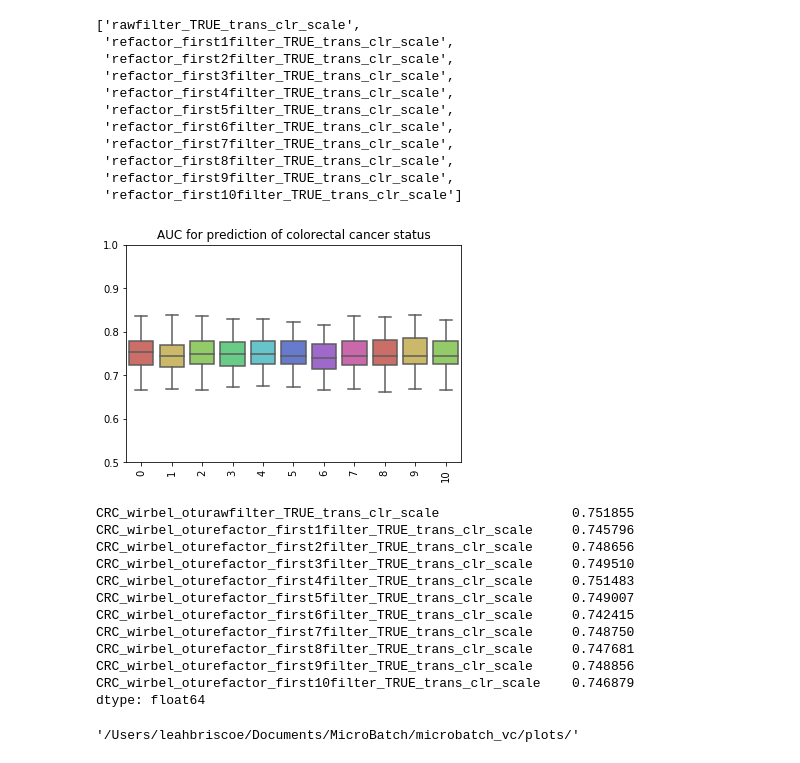
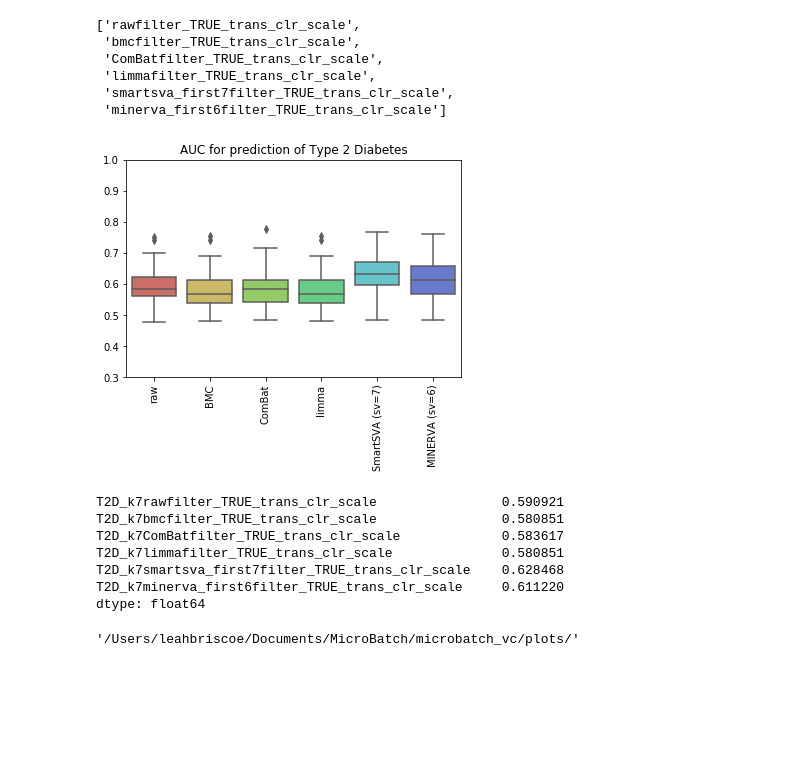
Before and after one commit to LeahBriscoe/microbatch_vc, a Jupyter notebook: Classifier/plotting_prediction_results_CI_permethod.ipynb, the cells around one changed output. Cells and saved outputs as stored; diff of their text form; code cells hidden in the pictures; blank space fills up the shorter version.

Commit message:
COrrect phenotype and data augmentation approach

```diff
--- a/Classifier/plotting_prediction_results_CI_permethod.ipynb
+++ b/Classifier/plotting_prediction_results_CI_permethod.ipynb
@@ -25,19 +25,19 @@ plot_folder = '/Users/leahbriscoe/Documents/MicroBatch/microbatch_vc/plots/'
 
 # nice_names = ["OTU","KMER","KMER"]
 select_columns_bool = True
-select_labels =[0,1,2,3,4,5,6,7,8,9,10]#
+select_labels =["raw","BMC","ComBat","limma","SmartSVA (sv=7)","MINERVA (sv=6)"]#[0,1,2,3,4,5,6,7,8,9,10]#["raw","BMC","ComBat","limma","SmartSVA (sv=5)","MINERVA (sv=5)"]#[0,1,2,3,4,5,6,7,8,9,10]#
 #["raw","MINERVA+ (sv=8)", "MINERVA+ (sv=9)","MINERVA+ (sv=10)","MINERVA (sv=8)","MINERVA (sv=9)","MINERVA (sv=10)"]# ["raw","ComBat","limma","SmartSVA (sv=10)","MINERVA (sv=10)"]##[0.20,0.40,0.60,0.80]#["raw","ComBat","BMC","limma","SmartSVA (sv=1)","MINERVA (sv=1)"]# ["5-mer","6-mer","7-mer"]#
 
 #[0,1,2,3,10,20,40,60,80,100,140,150,200,220,240,260,300]#[0,1,2,3,10,20,30,40,50, 60, 70, 80 ,10]#
 lin_model = "reg"
-phen = "DiseaseState"#"bin_crc_normal"#"DiseaseState"#"bin_crc_adenomaORnormal"# "bmi_corrected" #"bin_antibiotic_last_year"#"bin_crc_normal"#"""bin_antibiotic_last_year"#"bin_crc"#"preg_outcome_sub"#"#"gest_age_collection_wk"## "preg_outcome"#"#"bmi_corrected"gest_age_delivery_wk
-phen_pretty = "colorectal cancer status"#"BMI"#"antibiotic history" #"bmi"#"colorectal cancer status"#"Preterm Birth"#"
+phen = "bin_t2d"#"DiseaseState"#"bin_crc_normal"#"DiseaseState"#"bin_crc_adenomaORnormal"# "bmi_corrected" #"bin_antibiotic_last_year"#"bin_crc_normal"#"""bin_antibiotic_last_year"#"bin_crc"#"preg_outcome_sub"#"#"gest_age_collection_wk"## "preg_outcome"#"#"bmi_corrected"gest_age_delivery_wk
+phen_pretty = "Type 2 Diabetes"#"colorectal cancer status"#"BMI"#"antibiotic history" #"bmi"#"colorectal cancer status"#"Preterm Birth"#"
 phen_type = "class"
 not_rotate = False
 data_type = "kmer"
 trans = "clr_scale" #[0,0,0,0,1,1]#
-numPc = [0,1,2,3,4,5,6,7,8,9,10]##[20,30,40,50,60,70,80,90,100,110,120,130,150,200]#[0,0,0,0,3,1,2]#[0,1,2,3,4,5,6,7,8,9,10]###,20,30,40,50,100,120,140] #[0,0,0,0,10,10,1] # [0
-folder_names = ['CRC_wirbel_otu' for i in range(len(numPc))]
+numPc = [0,0,0,0,7,6]#[0,1,2,3,4,5,6,7,8,9,10]#[0,0,0,0,5,5]#[0,1,2,3,4,5,6,7,8,9,10]##[20,30,40,50,60,70,80,90,100,110,120,130,150,200]#[0,0,0,0,3,1,2]#[0,1,2,3,4,5,6,7,8,9,10]###,20,30,40,50,100,120,140] #[0,0,0,0,10,10,1] # [0
+folder_names = ['T2D_k7' for i in range(len(numPc))]
 #folder_names = ['AGP_max_k6_subsample_' + str(i) + '_seed_1' for i in [20,40,60,80]]
 #['CRC_k6' for i in range(len(numPc))]#
 # ["AGP_max_k5","AGP_max_k6","AGP_max_k7"]#,"AGP_max_k8"]#['AGP_max_k7' for i in range(len(numPc))]
@@ -47,21 +47,21 @@ folder_names = ['CRC_wirbel_otu' for i in range(len(numPc))]
 #+['smartsva_first' + str(numPc[i]) + 'filter_TRUE' for i in range(1,len(numPc))]
 
 #file_names =['rawfilter_TRUE']+['minerva_plus_first' + str(numPc[i]) + 'filter_TRUE' for i in range(1,4)] + ['minerva_first' + str(numPc[i]) + 'filter_TRUE' for i in range(4,7)]
-file_names =['rawfilter_TRUE']+['refactor_first' + str(numPc[i]) + 'filter_TRUE' for i in range(1,len(numPc))]
+#file_names =['rawfilter_TRUE']+['smartsva_first' + str(numPc[i]) + 'filter_TRUE' for i in range(1,len(numPc))]
 #file_names =['rawfilter_TRUE' for i in range(0,len(numPc))]
 
 #file_names =['rawfilter_TRUE']+['smartsva_first' + str(numPc[i]) + 'filter_TRUE' for i in range(1,len(numPc))]
 #file_names = ['rawfilter_TRUE']+['smartsva_first' + str(numPc[i]) + 'filter_TRUE' for i in range(1,len(numPc))]
 # #
-# file_names = ['rawfilter_TRUE','ComBatfilter_TRUE','limmafilter_TRUE',
-#              'smartsva_first10filter_TRUE','minerva_first10filter_TRUE']   #['smartsva_first10' + str(numPc[i]) + 'filter_TRUE' for i in range(len(numPc))]
+file_names = ['rawfilter_TRUE','bmcfilter_TRUE','ComBatfilter_TRUE','limmafilter_TRUE',
+             'smartsva_first7filter_TRUE','minerva_first6filter_TRUE']   #['smartsva_first10' + str(numPc[i]) + 'filter_TRUE' for i in range(len(numPc))]
 #'bmcfilter_TRUE','limmafilter_TRUE', ''refactor_first2filter_TRUE',
 #file_names = ['rawfilter_TRUE','ComBatfilter_TRUE','bmcfilter_TRUE','limmafilter_TRUE', 'smartsva_first6filter_TRUE','refactor_first7filter_TRUE','minerva_first7filter_TRUE']   #['smartsva_first10' + str(numPc[i]) + 'filter_TRUE' for i in range(len(numPc))]
 #file_names = ['rawfilter_TRUE']+ ['smartsva_first' + str(numPc[i]) + 'filter_TRUE' for i in range(1,len(numPc))]
 #file_names = ['rawfilter_TRUE']+ ['refactor_first' + str(numPc[i]) + 'filter_TRUE' for i in range(1,len(numPc))]
 
 file_names = [f + "_trans_" + trans for f in file_names]
-nice_names = ["6" + '-mer' for i in range(len(numPc))]
+nice_names = ["7" + '-mer' for i in range(len(numPc))]
 
 # file_names =[ 'kmer_BatchCorrected_antibiotic_classification_auc',
 #              'kmer_BatchCorrected_antibiotic_classification_auc',
@@ -221,16 +191,11 @@ df_metric
 file_names
 # %% [output]
 ['rawfilter_TRUE_trans_clr_scale',
- 'refactor_first1filter_TRUE_trans_clr_scale',
- 'refactor_first2filter_TRUE_trans_clr_scale',
- 'refactor_first3filter_TRUE_trans_clr_scale',
- 'refactor_first4filter_TRUE_trans_clr_scale',
- 'refactor_first5filter_TRUE_trans_clr_scale',
- 'refactor_first6filter_TRUE_trans_clr_scale',
- 'refactor_first7filter_TRUE_trans_clr_scale',
- 'refactor_first8filter_TRUE_trans_clr_scale',
- 'refactor_first9filter_TRUE_trans_clr_scale',
- 'refactor_first10filter_TRUE_trans_clr_scale']
+ 'bmcfilter_TRUE_trans_clr_scale',
+ 'ComBatfilter_TRUE_trans_clr_scale',
+ 'limmafilter_TRUE_trans_clr_scale',
+ 'smartsva_first7filter_TRUE_trans_clr_scale',
+ 'minerva_first6filter_TRUE_trans_clr_scale']
 # %%
 select_columns = df_metric.columns #[ i + 'clr_pca_regress_out_no_scale_first10' for i in nice_names ]
 #select_labels = ["raw","ComBat","BMC","limma","SmartSVA","Refactor","MINERVA"]
@@ -286,49 +251,44 @@ plot_color = palette.as_hex()
 
 # ['OTUraw','OTUbmc','OTUComBat','OTUlimma',
 #                                  'OTUclr_pca_regress_out_no_scale',"KMERnorm","KMERno_scale_clr"]
 
 # select_labels = ['OTU raw','OTU BMC','OTU ComBat','OTU limma',
 #                                      "K-mer raw","K-mer BMC", "K-mer ComBat",
 #                 "K-mer limma","K-mer smartsva","K-mer refactor","K-mer MINERVA"]
 #['OTU raw','OTU BMC','OTU ComBat','OTU limma',"OTU MINERVA","K-mer raw", "K-mer MINERVA"]
 
 
 # ['OTU raw','OTU BMC','OTU ComBat','OTU limma',
 #                                      "K-mer raw","K-mer ComBat","K-mer smartsva*",
 #                                     "K-mer MINERVA"]
 if select_columns_bool:
     g=sns.boxplot( data = df_metric[select_columns],palette=plot_color)
     #plot_color[0:4] + [plot_color[7]] + [plot_color[4]] + [plot_color[7]
     if not_rotate:
         g.set_xticklabels(labels = select_labels) #df_metric.columns
     else:
         g.set_xticklabels(rotation=90,labels = select_labels) #df_metric.columns
 else:
     g=sns.boxplot( data = df_metric)
     g.set_xticklabels(rotation=90,labels = df_metric.columns)
 if metric_word == "pearson":
     g.set(ylim=(-0.1, 0.3))
 else:
-    g.set(ylim=(0.5,1))
+    g.set(ylim=(0.3,1))
 g.set_title(title)
 plt.savefig(plot_folder + data_type + "_" + trans + '_boxplots_' + classifier_ofc + '_' + metric_word + "_" + special_name + '.pdf',bbox_inches='tight')
 plt.savefig(plot_folder + data_type + "_" + trans +  '_boxplots_' + classifier_ofc + '_' + metric_word + "_" + special_name + '.png',bbox_inches='tight')
 # %% [output]
-[figure, old version]
+[figure, new version]
 # %%
 df_metric.mean(axis=0)
 # %% [output]
-CRC_wirbel_oturawfilter_TRUE_trans_clr_scale                 0.751855
-CRC_wirbel_oturefactor_first1filter_TRUE_trans_clr_scale     0.745796
-CRC_wirbel_oturefactor_first2filter_TRUE_trans_clr_scale     0.748656
-CRC_wirbel_oturefactor_first3filter_TRUE_trans_clr_scale     0.749510
-CRC_wirbel_oturefactor_first4filter_TRUE_trans_clr_scale     0.751483
-CRC_wirbel_oturefactor_first5filter_TRUE_trans_clr_scale     0.749007
-CRC_wirbel_oturefactor_first6filter_TRUE_trans_clr_scale     0.742415
-CRC_wirbel_oturefactor_first7filter_TRUE_trans_clr_scale     0.748750
-CRC_wirbel_oturefactor_first8filter_TRUE_trans_clr_scale     0.747681
-CRC_wirbel_oturefactor_first9filter_TRUE_trans_clr_scale     0.748856
-CRC_wirbel_oturefactor_first10filter_TRUE_trans_clr_scale    0.746879
+T2D_k7rawfilter_TRUE_trans_clr_scale                0.590921
+T2D_k7bmcfilter_TRUE_trans_clr_scale                0.580851
+T2D_k7ComBatfilter_TRUE_trans_clr_scale             0.583617
+T2D_k7limmafilter_TRUE_trans_clr_scale              0.580851
+T2D_k7smartsva_first7filter_TRUE_trans_clr_scale    0.628468
+T2D_k7minerva_first6filter_TRUE_trans_clr_scale     0.611220
 dtype: float64
 # %%
 plot_folder
```
Also changed, not shown: parts of 9 cells of this notebook, 5 other files.
